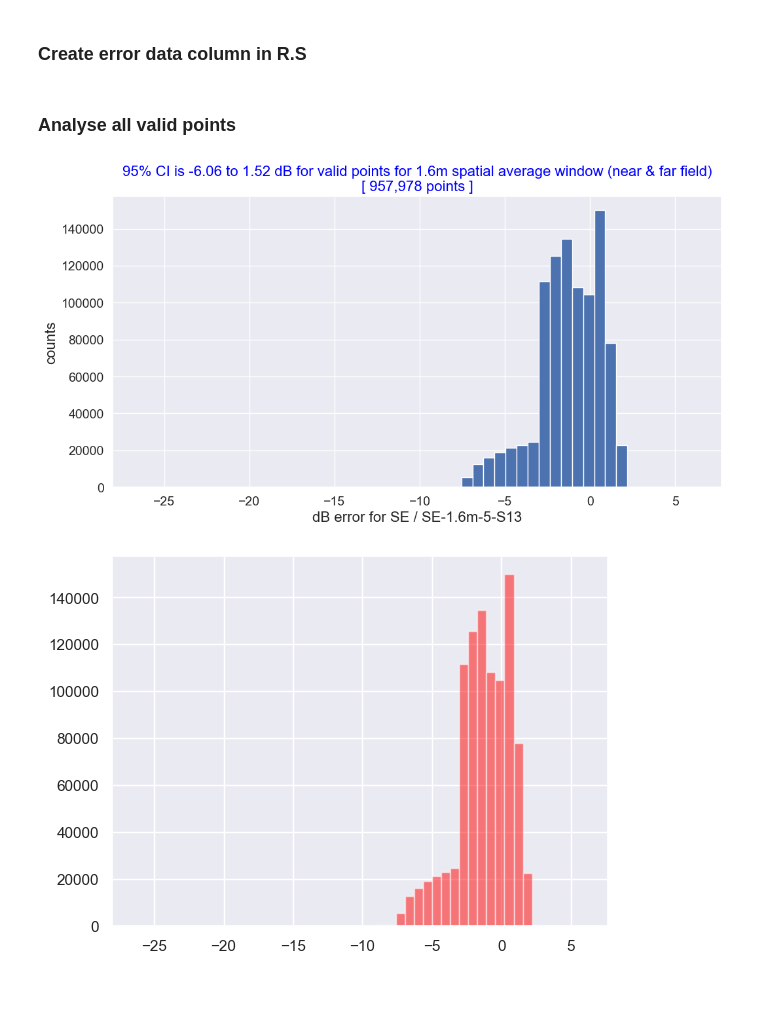
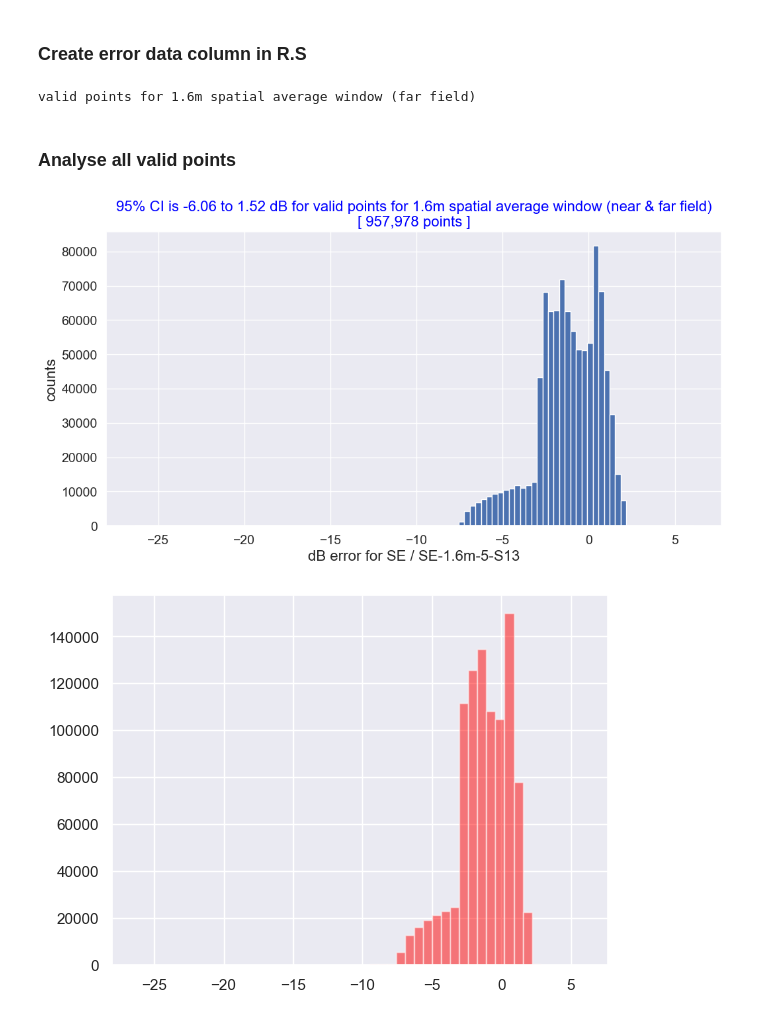
Before and after one commit to dreme/spatial-averaging-wg, a Jupyter notebook: notebooks/MBS_panel_trial2.ipynb, the cells around one changed output. Saved outputs shown, nothing was run; the diff lists cells and outputs as text; code cells hidden in the pictures; blank space fills up the shorter version.

```diff
--- a/notebooks/MBS_panel_trial2.ipynb
+++ b/notebooks/MBS_panel_trial2.ipynb
@@ -1195,15 +1195,22 @@ R.addS(dBerr, 'dBerr SE v SE-1.6m-17-S13', 'dB error for SE / SE-1.6m-17-S13')
 err = R.S['SE-1.6m-5-S13'] / R.S['SE-1.6m-17-S13']
 dBerr = 10. * np.log10(err)
 R.addS(dBerr, 'dBerr SE-1.6m-5-S13 v SE-1.6m-17-S13', 'dB error for SE-1.6m-5-S13 / SE-1.6m-17-S13')
+# %%
+f = f_sa16far
+print(f.name)
+RFcalcUC.show_grid_points(R.S[f.mask], fields=['SE'],hman=None,axv=(True,True,True),ycut=False,
+                          antcolor='yellow',bgcolor='white',antenna=RFcalcUC.panelAntenna,title=f.name)
+# %% [output]
+valid points for 1.6m spatial average window (far field)
 # %% [markdown]
 ### Analyse all valid points
 # %%
 # R.hist(data='dBerr SE v SE-1.6m-5', f=f_sa16nearfar, CI=95, bins=100)
-R.hist(data='dBerr SE v SE-1.6m-5-S13', f=f_sa16nearfar, CI=95, bins=50)
+R.hist(data='dBerr SE v SE-1.6m-5-S13', f=f_sa16nearfar, CI=95, bins=100)
 # R.hist(data='dBerr SE v SE-1.6m-17-S13', f=f_sa16nearfar, CI=95, bins=100)
 # R.hist(data='dBerr SE-1.6m-5-S13 v SE-1.6m-17-S13', f=f_sa16nearfar, CI=95, bins=100)
 # %% [output]
-[figure, old version]
+[figure, new version]
 # %%
 Nps = R.S.loc[f_sa16nearfar.mask,'dBerr SE v SE-1.6m-5-S13']
 plt.hist(Nps,bins=50,alpha=0.5,color='red');
```
Also changed, not shown: parts of 5 cells of this notebook, 2 other files.
